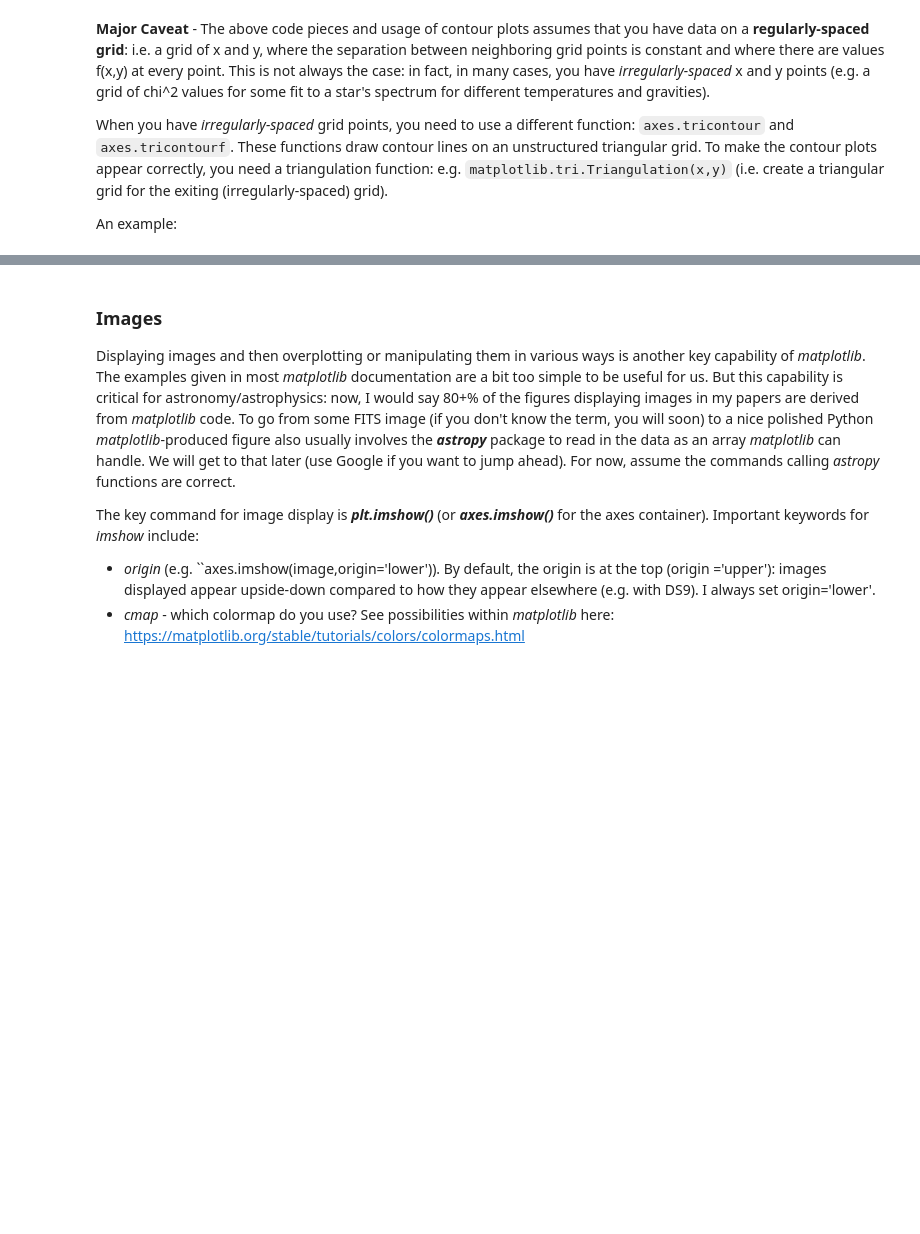
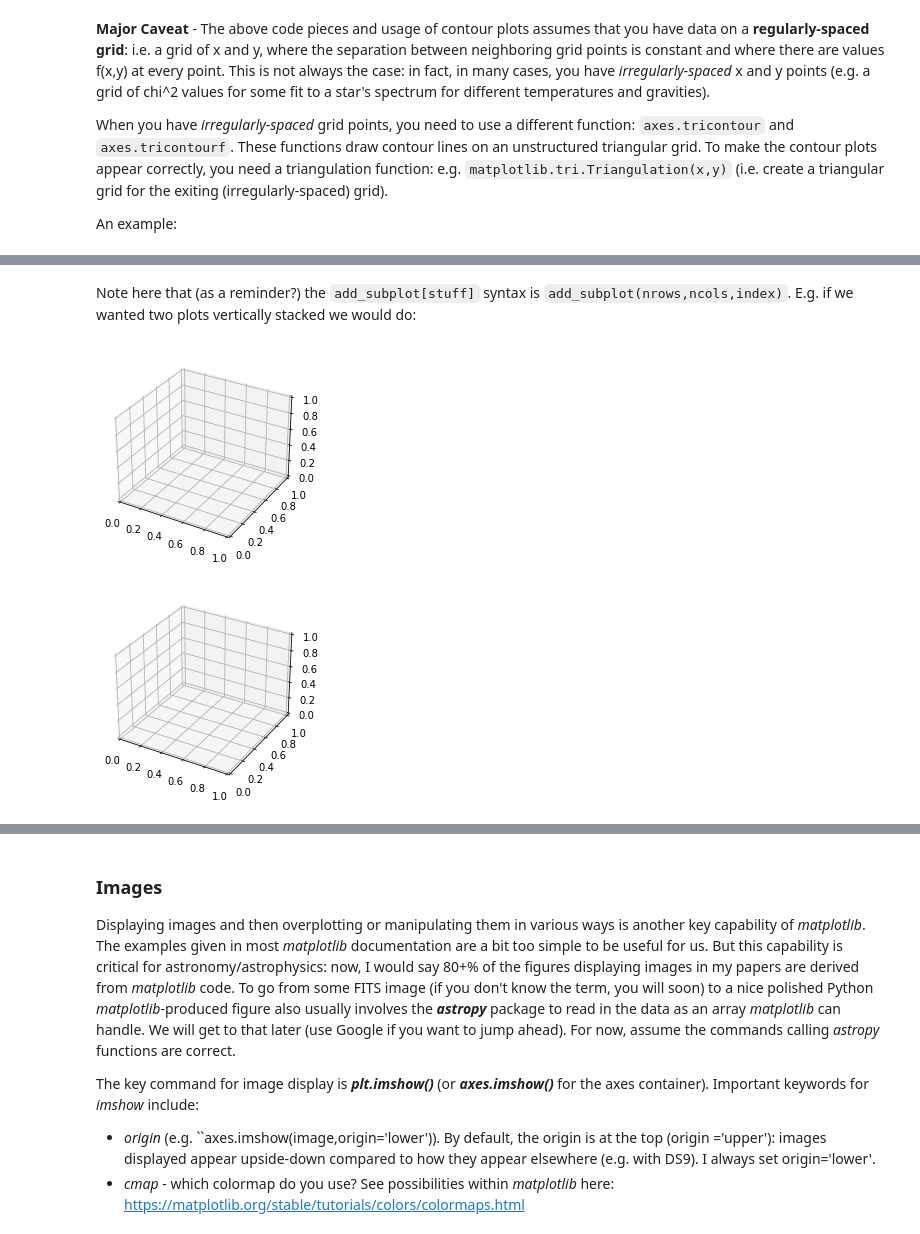
Before and after one commit to thaynecurrie/phys7943_fall2023, a Jupyter notebook: ScientificPythonNotes/Matplotlib/Python_matplotlib_part3revised.ipynb, the cells around one changed output, grey strips where cells are left out. Cells and saved outputs as stored; diff of their text form; code cells hidden in the pictures; blank space fills up the shorter version.

```diff
--- a/ScientificPythonNotes/Matplotlib/Python_matplotlib_part3revised.ipynb
+++ b/ScientificPythonNotes/Matplotlib/Python_matplotlib_part3revised.ipynb
@@ -491,0 +509,16 @@ The APIs for the relevant functions are here:
+# %% [markdown]
+Note here that (as a reminder?) the ``add_subplot[stuff]`` syntax is ``add_subplot(nrows,ncols,index)``.  E.g. if we wanted two plots vertically stacked we would do:
+# %%
+fig=plt.figure()
+
+# set up the axes for the first plot
+
+ax = fig.add_subplot(2, 1, 1, projection='3d')
+#add stuff to plot data
+
+#and the second
+
+ax = fig.add_subplot(2, 1, 2, projection='3d')
+#add stuff to plot data
+# %% [output]
+[figure, added]
```
Also changed, not shown: parts of 51 cells of this notebook, 4 other files.
